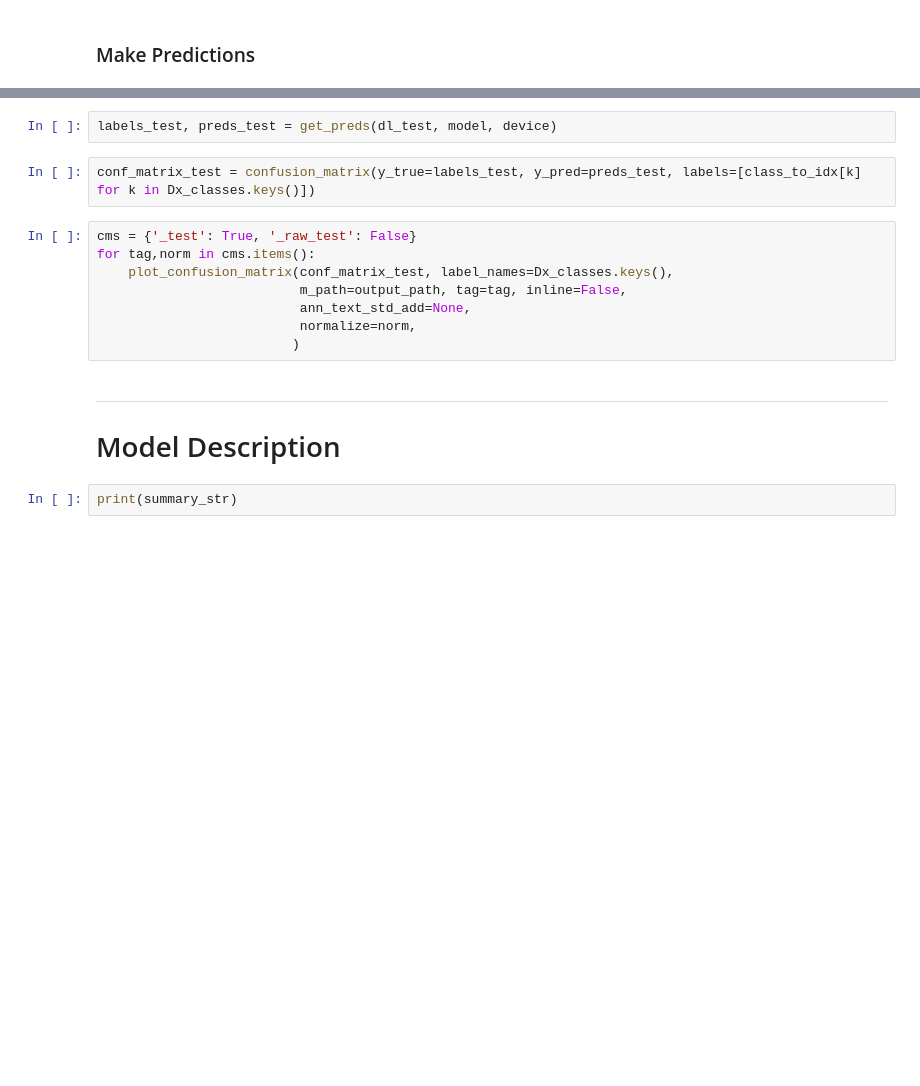
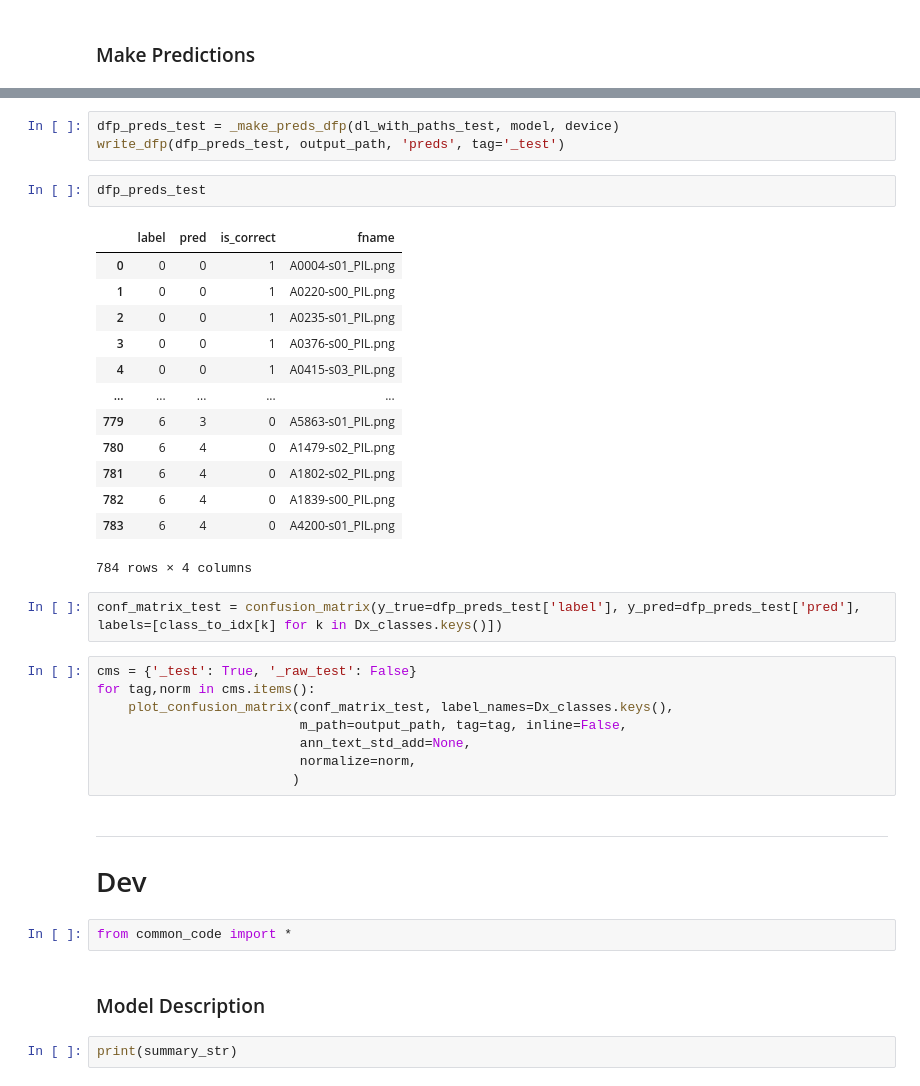
Before and after one commit to mepland/mount_sinai_health_hackathon_ekg_img, a Jupyter notebook: modeling/notebooks/training.ipynb, the cells around one changed output, grey strips where cells are left out. Cells and saved outputs as stored; diff of their text form; blank space fills up the shorter version.

```diff
--- a/modeling/notebooks/training.ipynb
+++ b/modeling/notebooks/training.ipynb
@@ -505,7 +584,24 @@ for tag,norm in cms.items():
-# %%
-labels_test, preds_test = get_preds(dl_test, model, device)
+# %%
+dfp_preds_test = _make_preds_dfp(dl_with_paths_test, model, device)
+write_dfp(dfp_preds_test, output_path, 'preds', tag='_test')
+# %%
+dfp_preds_test
+# %% [output]
+|  | label | pred | is_correct | fname |
+| 0 | 0 | 0 | 1 | A0004-s01_PIL.png |
+| 1 | 0 | 0 | 1 | A0220-s00_PIL.png |
+| 2 | 0 | 0 | 1 | A0235-s01_PIL.png |
+| 3 | 0 | 0 | 1 | A0376-s00_PIL.png |
+| 4 | 0 | 0 | 1 | A0415-s03_PIL.png |
+| ... | ... | ... | ... | ... |
+| 779 | 6 | 3 | 0 | A5863-s01_PIL.png |
+| 780 | 6 | 4 | 0 | A1479-s02_PIL.png |
+| 781 | 6 | 4 | 0 | A1802-s02_PIL.png |
+| 782 | 6 | 4 | 0 | A1839-s00_PIL.png |
+| 783 | 6 | 4 | 0 | A4200-s01_PIL.png |
+784 rows × 4 columns
 # %%
-conf_matrix_test = confusion_matrix(y_true=labels_test, y_pred=preds_test, labels=[class_to_idx[k] for k in Dx_classes.keys()])
+conf_matrix_test = confusion_matrix(y_true=dfp_preds_test['label'], y_pred=dfp_preds_test['pred'], labels=[class_to_idx[k] for k in Dx_classes.keys()])
 # %%
 cms = {'_test': True, '_raw_test': False}
 for tag,norm in cms.items():
@@ -514,9 +610,13 @@ for tag,norm in cms.items():
                           ann_text_std_add=None,
                           normalize=norm,
                          )
+# %% [markdown]
+***
+# Dev
+# %%
+from common_code import *
 # %% [markdown]
-***
-# Model Description
+### Model Description
 # %%
 print(summary_str)
 # %%
```
Also changed, not shown: parts of 28 cells of this notebook, 2 other files.
